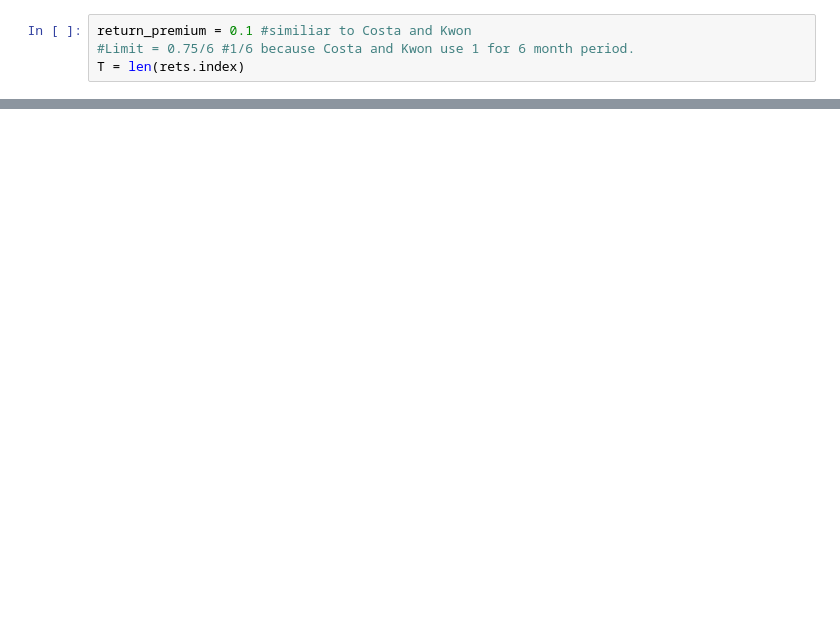
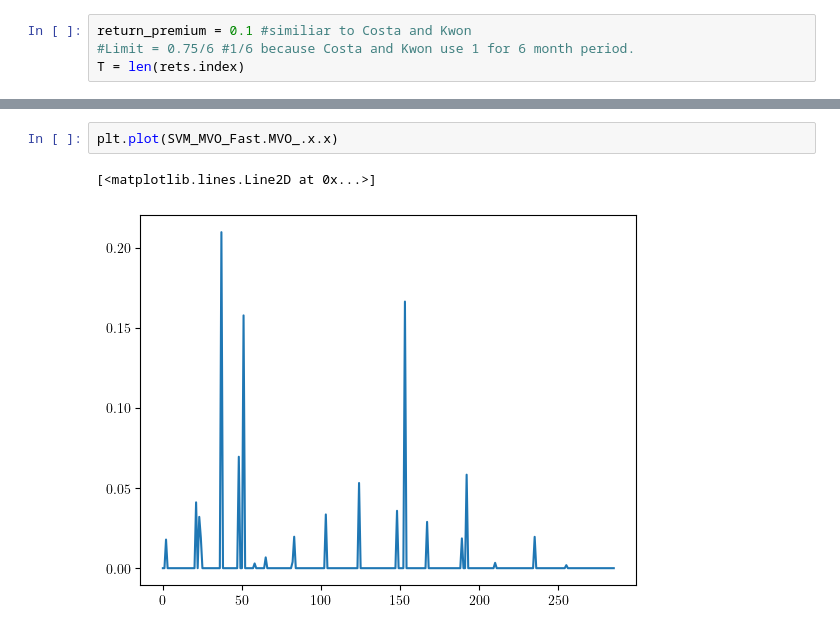
Before and after one commit to davidislip/integrated-svm-mvo, a Jupyter notebook: 3.1 Joint Optimization - PADM.ipynb, the cells around one changed output, grey strips where cells are left out. Cells and saved outputs as stored; diff of their text form; blank space fills up the shorter version.

```diff
--- a/3.1 Joint Optimization - PADM.ipynb
+++ b/3.1 Joint Optimization - PADM.ipynb
@@ -200,0 +201,5 @@ Percent Complete  0.9876543209876543
+# %%
+plt.plot(SVM_MVO_Fast.MVO_.x.x)
+# %% [output]
+[<matplotlib.lines.Line2D at 0x...>]
+[figure, added]
```
Also changed, not shown: parts of 9 cells of this notebook, 3 other files.
